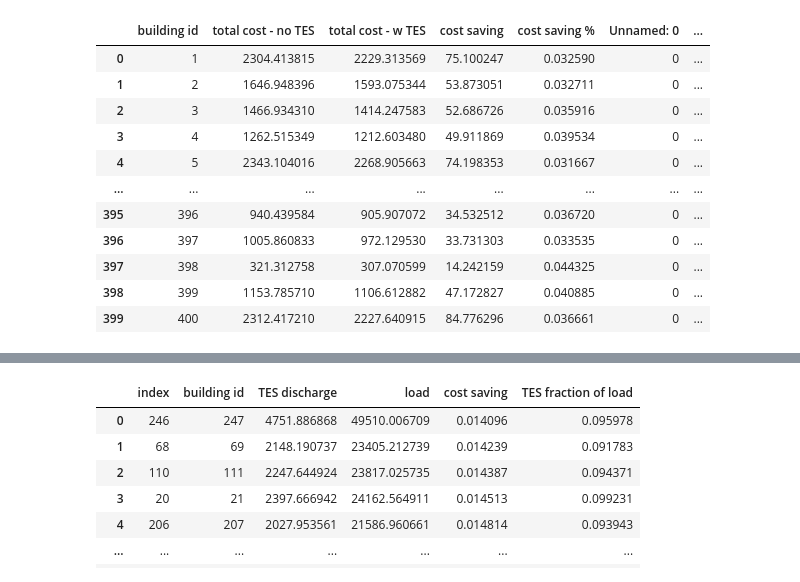
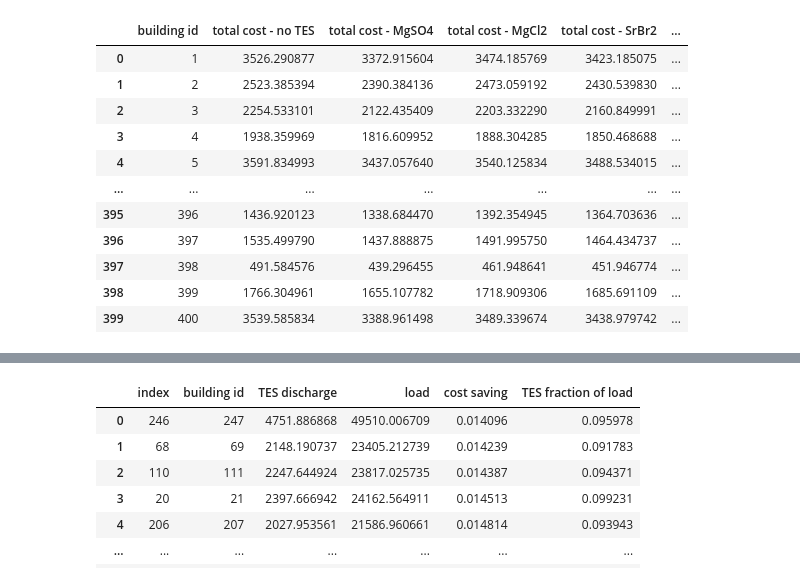
Before and after one commit to atpham88/TES, a Jupyter notebook: Process Results/TES_Results_Processing/CostSaving.ipynb, the cells around one changed output, grey strips where cells are left out. Saved outputs shown, nothing was run; the diff lists cells and outputs as text; code cells hidden in the pictures.

```diff
--- a/Process Results/TES_Results_Processing/CostSaving.ipynb
+++ b/Process Results/TES_Results_Processing/CostSaving.ipynb
@@ -26,47 +53,69 @@ peakLoad
+# %%
+rate = 'Fixed_Rate'
+size = 'Fixed_Size'
 # %%
 # Total costs:
-cost_no_TES = pd.read_excel(ResultsFolder + "total cost all building - no TES.xlsx")
-cost_files_w_TES = pd.read_excel(ResultsFolder + "total cost all building-"+salt_type+".xlsx")
+cost_noTES = pd.read_excel(ResultsFolder + 'costs_noTES_' + rate +'.xlsx')
+cost_MgSO4 = pd.read_excel(ResultsFolder + 'costs_salt_' + rate + '_' + size + '_MgSO4'+'.xlsx')
+cost_MgCl2 = pd.read_excel(ResultsFolder + 'costs_salt_' + rate + '_' + size + '_MgCl2'+'.xlsx')
+#cost_K2CO3 = pd.read_excel(ResultsFolder + 'costs_salt_' + rate + '_' + size + '_K2CO3'+'.xlsx')
+cost_SrBr2 = pd.read_excel(ResultsFolder + 'costs_salt_' + rate + '_' + size + '_SrBr2'+'.xlsx')
 
 # Clean up:
-cost_no_TES = cost_no_TES.rename(columns={'Unnamed: 0': 'building id'})
-cost_no_TES = cost_no_TES.sort_values(by=['building id'])
-cost_no_TES = cost_no_TES.reset_index()
-cost_no_TES = cost_no_TES[['building id', 'total cost ($)']]
+cost_noTES = cost_noTES.rename(columns={'Unnamed: 0': 'building id'})
+cost_noTES = cost_noTES.sort_values(by=['building id'])
+cost_noTES = cost_noTES.reset_index()
+cost_noTES = cost_noTES[['building id', 'total cost ($)']]
 
-cost_files_w_TES = cost_files_w_TES.rename(columns={'Unnamed: 0': 'building id'})
-cost_files_w_TES = cost_files_w_TES.sort_values(by=['building id'])
-cost_files_w_TES = cost_files_w_TES.reset_index()
-cost_files_w_TES = cost_files_w_TES[['building id', 'total cost ($)']]
+cost_MgSO4 = cost_MgSO4.rename(columns={'Unnamed: 0': 'building id'})
+cost_MgSO4 = cost_MgSO4.sort_values(by=['building id'])
+cost_MgSO4 = cost_MgSO4.reset_index()
+cost_MgSO4 = cost_MgSO4[['building id', 'total cost ($)']]
+
+cost_MgCl2 = cost_MgCl2.rename(columns={'Unnamed: 0': 'building id'})
+cost_MgCl2 = cost_MgCl2.sort_values(by=['building id'])
+cost_MgCl2 = cost_MgCl2.reset_index()
+cost_MgCl2 = cost_MgCl2[['building id', 'total cost ($)']]
+
+#cost_K2CO3 = cost_K2CO3.rename(columns={'Unnamed: 0': 'building id'})
+#cost_K2CO3 = cost_K2CO3.sort_values(by=['building id'])
+#cost_K2CO3 = cost_K2CO3.reset_index()
+#cost_K2CO3 = cost_K2CO3[['building id', 'total cost ($)']]
+
+cost_SrBr2 = cost_SrBr2.rename(columns={'Unnamed: 0': 'building id'})
+cost_SrBr2 = cost_SrBr2.sort_values(by=['building id'])
+cost_SrBr2 = cost_SrBr2.reset_index()
+cost_SrBr2 = cost_SrBr2[['building id', 'total cost ($)']]
 
 # Find changes in total costs:
 cost_impacts_TES = pd.DataFrame()
-cost_impacts_TES['building id'] = cost_no_TES['building id']
-cost_impacts_TES['total cost - no TES'] = cost_no_TES['total cost ($)']
-cost_impacts_TES['total cost - w TES'] = cost_files_w_TES['total cost ($)']
-cost_impacts_TES['cost saving'] = cost_impacts_TES['total cost - no TES'] - cost_impacts_TES['total cost - w TES']
-cost_impacts_TES['cost saving %'] = cost_impacts_TES['cost saving']/cost_impacts_TES['total cost - no TES']
+cost_impacts_TES['building id'] = cost_noTES['building id']
+cost_impacts_TES['total cost - no TES'] = cost_noTES['total cost ($)']
+cost_impacts_TES['total cost - MgSO4'] = cost_MgSO4['total cost ($)']
+cost_impacts_TES['total cost - MgCl2'] = cost_MgCl2['total cost ($)']
+#cost_impacts_TES['total cost - K2CO3'] = cost_K2CO3['total cost ($)']
+cost_impacts_TES['total cost - SrBr2'] = cost_SrBr2['total cost ($)']
 
+cost_impacts_TES['cost saving - MgSO4'] = cost_impacts_TES['total cost - no TES'] - cost_impacts_TES['total cost - MgSO4']
+cost_impacts_TES['cost saving % - MgSO4'] = cost_impacts_TES['cost saving - MgSO4']/cost_impacts_TES['total cost - no TES']
+cost_impacts_TES['cost saving - MgCl2'] = cost_impacts_TES['total cost - no TES'] - cost_impacts_TES['total cost - MgCl2']
+cost_impacts_TES['cost saving % - MgCl2'] = cost_impacts_TES['cost saving - MgCl2']/cost_impacts_TES['total cost - no TES']
+#cost_impacts_TES['cost saving - K2CO3'] = cost_impacts_TES['total cost - no TES'] - cost_impacts_TES['total cost - K2CO3']
+#cost_impacts_TES['cost saving % - K2CO3'] = cost_impacts_TES['cost saving - K2CO3']/cost_impacts_TES['total cost - no TES']
+cost_impacts_TES['cost saving - SrBr2'] = cost_impacts_TES['total cost - no TES'] - cost_impacts_TES['total cost - SrBr2']
+cost_impacts_TES['cost saving % - SrBr2'] = cost_impacts_TES['cost saving - SrBr2']/cost_impacts_TES['total cost - no TES']
+cost_impacts_TES
 #cost_impacts_TES.to_excel("C:\\Users\\atpha\\Documents\\Postdocs\\Projects\\TES\Results\\Detroit\\Compiled\\cost_saving.xlsx")
-
-# Calc total cost saving saving due to TES:
-tot_cost_noTES = cost_impacts_TES['total cost - no TES'].sum()*10000
-diff_all_cost = cost_impacts_TES["cost saving"].sum()*10000
-pct_cost_saving = diff_all_cost/tot_cost_noTES
-
-cost_impacts_TES = pd.merge(cost_impacts_TES, peakLoad, on=["building id"])
-
-cost_impacts_TES
 # %% [output]
-|  | building id | total cost - no TES | total cost - w TES | cost saving | cost saving % | Unnamed: 0 | ... |
-| 0 | 1 | 2304.413815 | 2229.313569 | 75.100247 | 0.032590 | 0 | ... |
-| 1 | 2 | 1646.948396 | 1593.075344 | 53.873051 | 0.032711 | 0 | ... |
-| 2 | 3 | 1466.934310 | 1414.247583 | 52.686726 | 0.035916 | 0 | ... |
-| 3 | 4 | 1262.515349 | 1212.603480 | 49.911869 | 0.039534 | 0 | ... |
-| 4 | 5 | 2343.104016 | 2268.905663 | 74.198353 | 0.031667 | 0 | ... |
-| ... | ... | ... | ... | ... | ... | ... | ... |
-| 395 | 396 | 940.439584 | 905.907072 | 34.532512 | 0.036720 | 0 | ... |
-| 396 | 397 | 1005.860833 | 972.129530 | 33.731303 | 0.033535 | 0 | ... |
-| 397 | 398 | 321.312758 | 307.070599 | 14.242159 | 0.044325 | 0 | ... |
-| 398 | 399 | 1153.785710 | 1106.612882 | 47.172827 | 0.040885 | 0 | ... |
-| 399 | 400 | 2312.417210 | 2227.640915 | 84.776296 | 0.036661 | 0 | ... |
+|  | building id | total cost - no TES | total cost - MgSO4 | total cost - MgCl2 | total cost - SrBr2 | ... |
+| 0 | 1 | 3526.290877 | 3372.915604 | 3474.185769 | 3423.185075 | ... |
+| 1 | 2 | 2523.385394 | 2390.384136 | 2473.059192 | 2430.539830 | ... |
+| 2 | 3 | 2254.533101 | 2122.435409 | 2203.332290 | 2160.849991 | ... |
+| 3 | 4 | 1938.359969 | 1816.609952 | 1888.304285 | 1850.468688 | ... |
+| 4 | 5 | 3591.834993 | 3437.057640 | 3540.125834 | 3488.534015 | ... |
+| ... | ... | ... | ... | ... | ... | ... |
+| 395 | 396 | 1436.920123 | 1338.684470 | 1392.354945 | 1364.703636 | ... |
+| 396 | 397 | 1535.499790 | 1437.888875 | 1491.995750 | 1464.434737 | ... |
+| 397 | 398 | 491.584576 | 439.296455 | 461.948641 | 451.946774 | ... |
+| 398 | 399 | 1766.304961 | 1655.107782 | 1718.909306 | 1685.691109 | ... |
+| 399 | 400 | 3539.585834 | 3388.961498 | 3489.339674 | 3438.979742 | ... |
```
Also changed, not shown: parts of 11 cells of this notebook, 29 other files.
